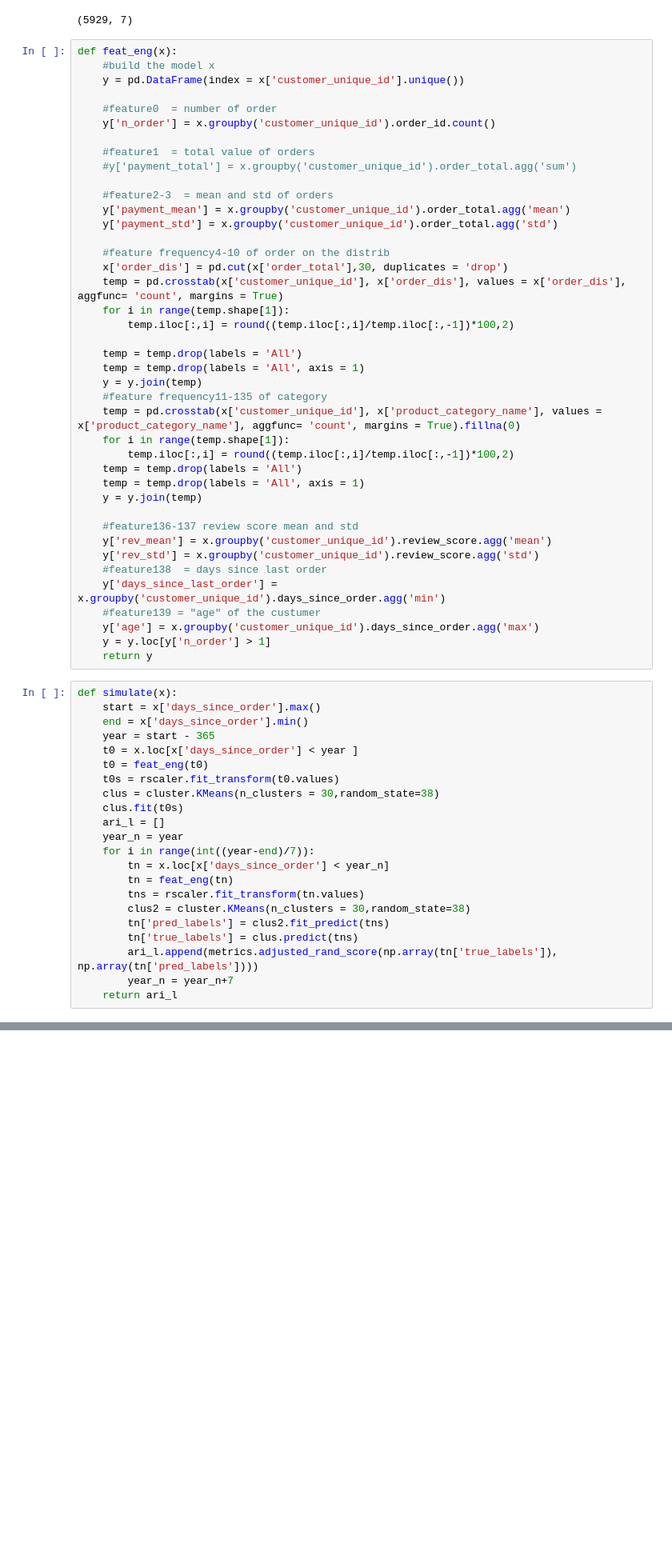
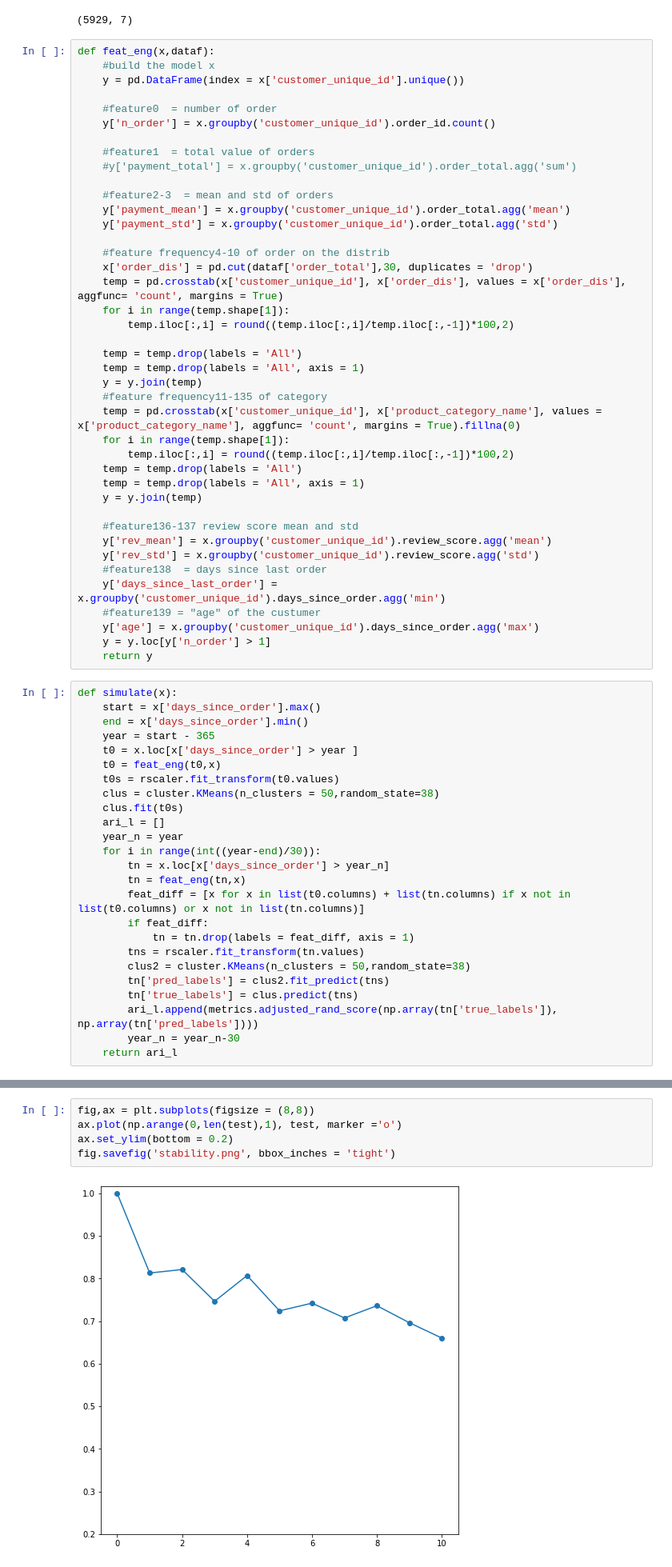
Before and after one commit to NicoJanko/Projet_5_OPC, a Jupyter notebook: Projet5_Stability.ipynb, the cells around one changed output, grey strips where cells are left out. Shown at 80% size. Cells and saved outputs as stored; diff of their text form; blank space fills up the shorter version.

```diff
--- a/Projet5_Stability.ipynb
+++ b/Projet5_Stability.ipynb
@@ -18,7 +18,7 @@ df.shape
 # %% [output]
 (5929, 7)
 # %%
-def feat_eng(x):
+def feat_eng(x,dataf):
     #build the model x
     y = pd.DataFrame(index = x['customer_unique_id'].unique())
 
@@ -33,7 +33,7 @@ def feat_eng(x):
     y['payment_std'] = x.groupby('customer_unique_id').order_total.agg('std')
 
     #feature frequency4-10 of order on the distrib
-    x['order_dis'] = pd.cut(x['order_total'],30, duplicates = 'drop')
+    x['order_dis'] = pd.cut(dataf['order_total'],30, duplicates = 'drop')
     temp = pd.crosstab(x['customer_unique_id'], x['order_dis'], values = x['order_dis'], aggfunc= 'count', margins = True)
     for i in range(temp.shape[1]):
         temp.iloc[:,i] = round((temp.iloc[:,i]/temp.iloc[:,-1])*100,2)
@@ -63,20 +63,23 @@ def simulate(x):
     start = x['days_since_order'].max()
     end = x['days_since_order'].min()
     year = start - 365
-    t0 = x.loc[x['days_since_order'] < year ]
-    t0 = feat_eng(t0)
+    t0 = x.loc[x['days_since_order'] > year ]
+    t0 = feat_eng(t0,x)
     t0s = rscaler.fit_transform(t0.values)
-    clus = cluster.KMeans(n_clusters = 30,random_state=38)
+    clus = cluster.KMeans(n_clusters = 50,random_state=38)
     clus.fit(t0s)
     ari_l = []
     year_n = year
-    for i in range(int((year-end)/7)):
-        tn = x.loc[x['days_since_order'] < year_n]
-        tn = feat_eng(tn)
+    for i in range(int((year-end)/30)):
+        tn = x.loc[x['days_since_order'] > year_n]
+        tn = feat_eng(tn,x)
+        feat_diff = [x for x in list(t0.columns) + list(tn.columns) if x not in list(t0.columns) or x not in list(tn.columns)]
+        if feat_diff:
+            tn = tn.drop(labels = feat_diff, axis = 1)
         tns = rscaler.fit_transform(tn.values)
-        clus2 = cluster.KMeans(n_clusters = 30,random_state=38)
+        clus2 = cluster.KMeans(n_clusters = 50,random_state=38)
         tn['pred_labels'] = clus2.fit_predict(tns)
         tn['true_labels'] = clus.predict(tns)
         ari_l.append(metrics.adjusted_rand_score(np.array(tn['true_labels']), np.array(tn['pred_labels'])))
-        year_n = year_n+7
+        year_n = year_n-30
     return ari_l
@@ -118,3 +95,10 @@ test
+# %%
+fig,ax = plt.subplots(figsize = (8,8))
+ax.plot(np.arange(0,len(test),1), test, marker ='o')
+ax.set_ylim(bottom = 0.2)
+fig.savefig('stability.png', bbox_inches = 'tight')
+# %% [output]
+[figure, added]
 # %%
 x = df
 start = x['days_since_order'].max()
```
Also changed, not shown: parts of 28 cells of this notebook, 3 other files.
